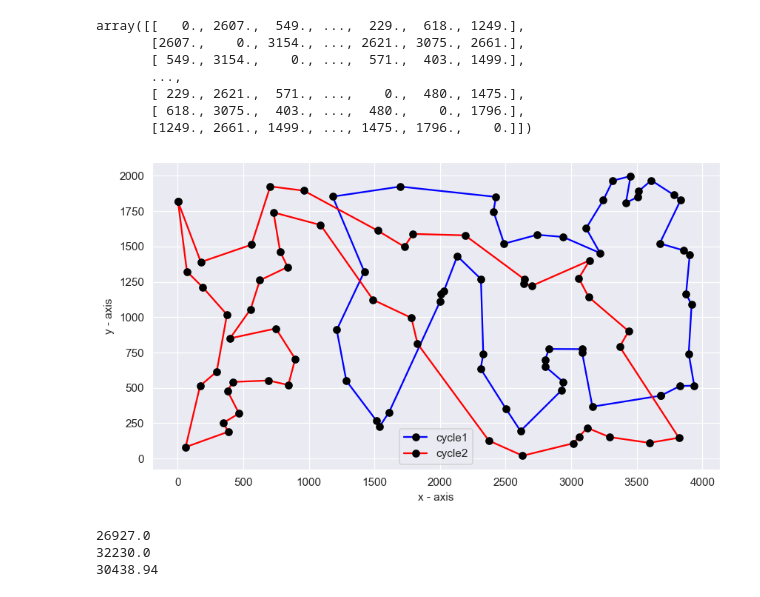
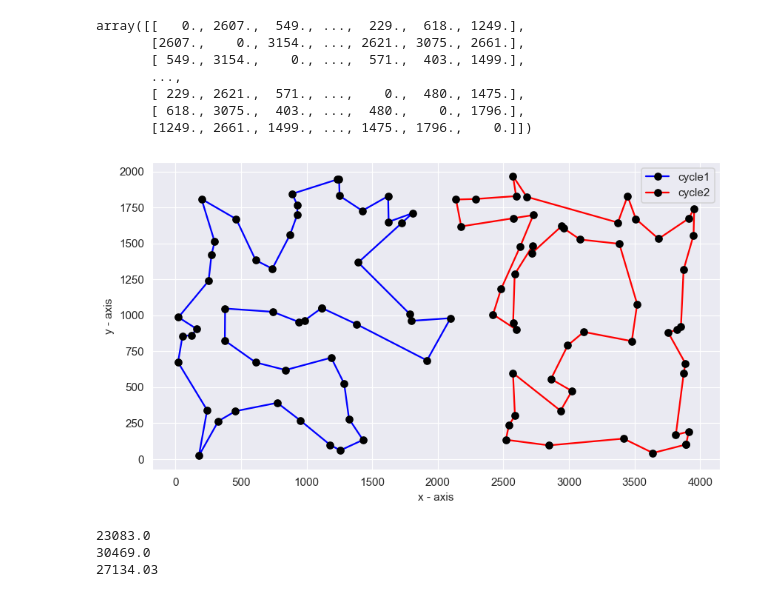
Before and after one commit to C1n3k99/IMO, a Jupyter notebook: lab1/lab1.ipynb, the cells around one changed output. Cells and saved outputs as stored; diff of their text form; code cells hidden in the pictures.

```diff
--- a/lab1/lab1.ipynb
+++ b/lab1/lab1.ipynb
@@ -130,12 +130,23 @@ def calculate_regret(list_nodes):
     difference = list_nodes[:,2]-list_nodes[:,1]
     best_result_index = np.argmax(difference)
     return int(list_nodes[best_result_index][0])
+# %%
+def calculate_regret_with_weight(list_nodes):
+    list_nodes = np.array(list_nodes)
+    difference = list_nodes[:,2]-1.2*(list_nodes[:,1])
+    best_result_index = np.argmax(difference)
+    return int(list_nodes[best_result_index][0])
 # %%
 #algorytm typu regret heuristics (z żalem) na bazie algorytmu inspirowanego metodą rozbudowy cyklu – stosujemy 2-regret
 def greedy_regret(matrix, cycle, remaining):
     best_node_to_add, best_index = greedy_cycle(matrix, cycle, remaining)
     nodes_on_the_same_position = nodes_with_best_given_index(matrix, cycle, remaining, best_index)
     return calculate_regret(nodes_on_the_same_position), best_index
+# %%
+def greedy_regret_with_weight(matrix, cycle, remaining):
+    best_node_to_add, best_index = greedy_cycle(matrix, cycle, remaining)
+    nodes_on_the_same_position = nodes_with_best_given_index(matrix, cycle, remaining, best_index)
+    return calculate_regret_with_weight(nodes_on_the_same_position), best_index
 # %%
 #losowanie pierwszego wierzchołka startowego - drugi wyznaczany jest jako najdalszy od pierwszego
 def get_start_nodes(matrix):
@@ -231,6 +274,6 @@ def calculate_greedy_regret(matrix, cycle1, cycle2, remaining):
 # %%
-results_kroA100 = [[],[],[]]
-results_kroB100 = [[],[],[]]
+results_kroA100 = [[],[],[],[]]
+results_kroB100 = [[],[],[],[]]
 iterate = 0
 while (iterate<100):
     #obliczanie dla kroA100
@@ -245,6 +288,9 @@ while (iterate<100):
     cycle1, cycle2, remaining = create_cycles(first_start, second_start)
     results_kroA100[2].append(calculate_greedy_regret(kroA100, cycle1, cycle2, remaining))
 
+    cycle1, cycle2, remaining = create_cycles(first_start, second_start)
+    results_kroA100[3].append(calculate_greedy_regret_with_weight(kroA100, cycle1, cycle2, remaining))
+
     #obliczanie dla kroB100
     first_start, second_start = get_start_nodes(kroB100)
 
@@ -256,57 +302,59 @@ while (iterate<100):
 
     cycle1, cycle2, remaining = create_cycles(first_start, second_start)
     results_kroB100[2].append(calculate_greedy_regret(kroB100, cycle1, cycle2, remaining))
+
+    cycle1, cycle2, remaining = create_cycles(first_start, second_start)
+    results_kroB100[3].append(calculate_greedy_regret_with_weight(kroB100, cycle1, cycle2, remaining))
     iterate+=1
 # %%
 plt.rc('figure', dpi=110, figsize=(9, 5))
 sns.set_style('darkgrid')
 
-best_result = np.argmin(results_kroB100[2], axis=0)
-cycle1 = results_kroB100[2][best_result[0]][1]
-cycle2 = results_kroB100[2][best_result[0]][2]
-
+best_result = np.argmin(results_kroA100[3], axis=0)
+cycle1 = results_kroA100[3][best_result[0]][1]
+cycle2 = results_kroA100[3][best_result[0]][2]
 
 cycle1.append(cycle1[0])
 cycle2.append(cycle2[0])
 
 coordinate_x_cycle1 = []
 coordinate_y_cycle1 = []
 coordinate_x_cycle2 = []
 coordinate_y_cycle2 = []
 for node in cycle1:
-    coordinate_x_cycle1.append(instance2.loc[node]['x'])
-    coordinate_y_cycle1.append(instance2.loc[node]['y'])
+    coordinate_x_cycle1.append(instance.loc[node]['x'])
+    coordinate_y_cycle1.append(instance.loc[node]['y'])
 for node in cycle2:
-    coordinate_x_cycle2.append(instance2.loc[node]['x'])
-    coordinate_y_cycle2.append(instance2.loc[node]['y'])
+    coordinate_x_cycle2.append(instance.loc[node]['x'])
+    coordinate_y_cycle2.append(instance.loc[node]['y'])
 
 # plotting the line 1 points
 plt.plot(coordinate_x_cycle1, coordinate_y_cycle1, '-bo',  c='blue', mfc='k', mec='k', label="cycle1")
 plt.plot(coordinate_x_cycle2, coordinate_y_cycle2, '-bo',  c='red', mfc='k', mec='k', label="cycle2")
 # naming the x axis
 plt.xlabel('x - axis')
 # naming the y axis
 plt.ylabel('y - axis')
 # giving a title to my graph
 
 # show a legend on the plot
 plt.legend()
 
 # function to show the plot
 plt.show()
 # %% [output]
-[figure, old version]
+[figure, new version]
 # %%
-best = np.min(results_kroB100[2], axis=0)
+best = np.min(results_kroA100[3], axis=0)
 print(best[0])
-worst = np.max(results_kroB100[2], axis=0)
+worst = np.max(results_kroA100[3], axis=0)
 print(worst[0])
 #mean = np.mean(np.array(results_kroA100), axis=0)
 mean = []
-for x in results_kroB100[2]:
+for x in results_kroA100[3]:
     mean.append(x[0])
 print(np.mean(mean))
 # %% [output]
-26927.0
-32230.0
-30438.94
+23083.0
+30469.0
+27134.03
```
Also changed, not shown: parts of 1 cell of this notebook.
